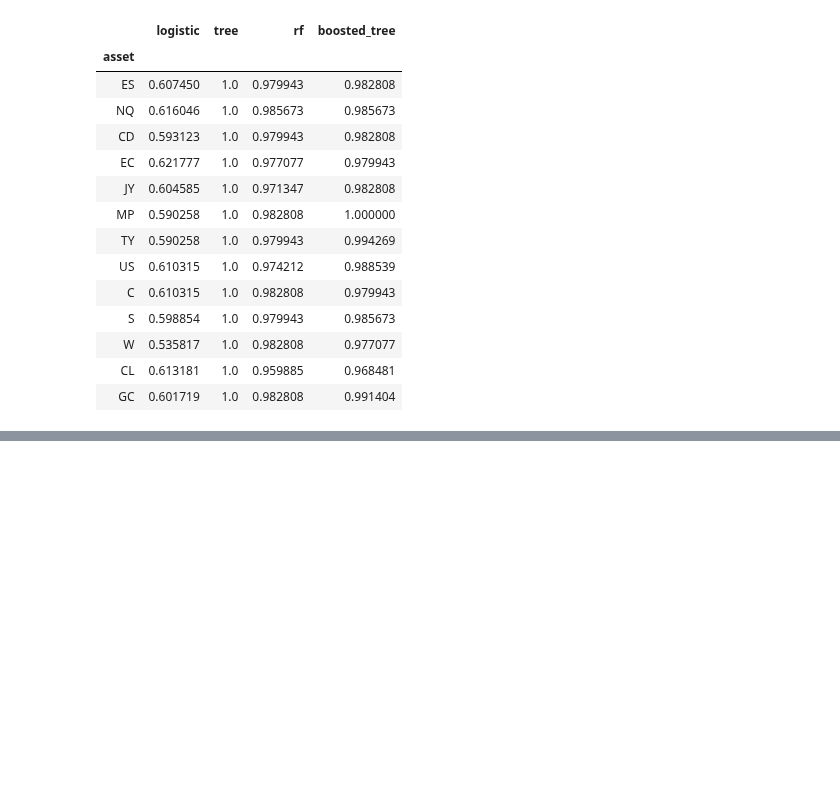
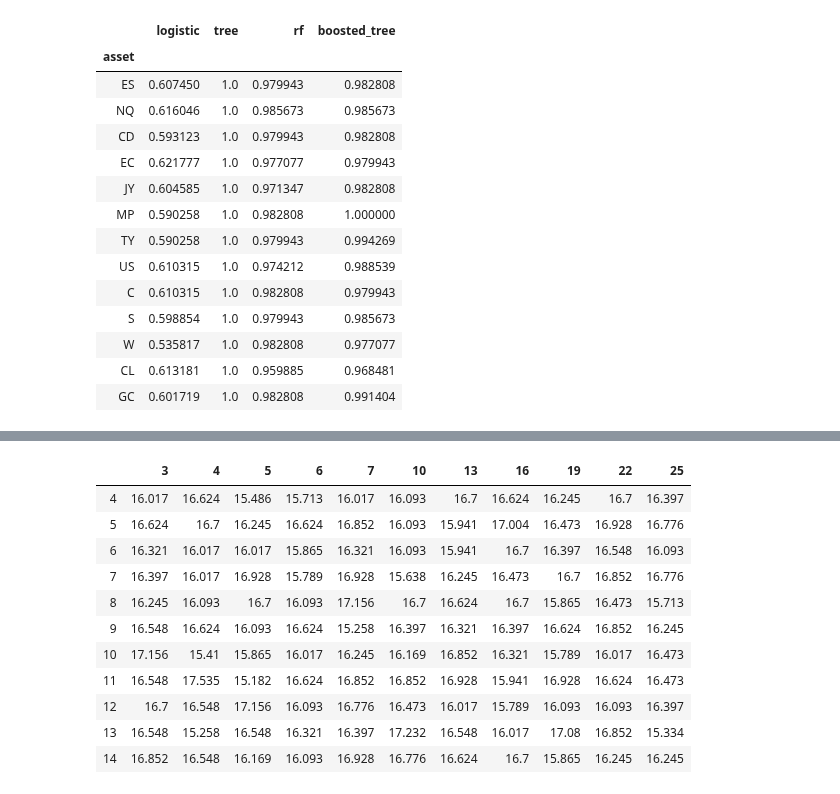
Before and after one commit to QuantCS109/TrumpTweets, a Jupyter notebook: notebooks_modelling/all_models.ipynb, the cells around one changed output, grey strips where cells are left out. Cells and saved outputs as stored; diff of their text form; code cells hidden in the pictures; blank space fills up the shorter version.

```diff
--- a/notebooks_modelling/all_models.ipynb
+++ b/notebooks_modelling/all_models.ipynb
@@ -154,10 +143,9 @@ for inst in instrument_list:
 # %%
 imp_df.to_csv('imp_df.csv')
 # %%
-X,\
-X_test, \
-y, \
-y_test = train_test_split(x_dict['ES'], y_dict['ES'], test_size=0.80, shuffle=False)
+
+for inst in tqdm(instrument_list):
+    X, X_test, y, y_test = train_test_split(x_dict[inst], y_dict[inst], test_size=0.20, shuffle=False)
 # %%
 instrument_list = ['ES', 'NQ', 'CD', 'EC', 'JY', 'MP', 'TY', 'US', 'C', 'S', 'W', 'CL', 'GC']
 
@@ -337,34 +320,0 @@ recalls['ES']
-# %%
-instrument_list = ['ES', 'NQ', 'CD', 'EC', 'JY', 'MP', 'TY', 'US', 'C', 'S', 'W', 'CL', 'GC']
-strat_sharpes = {}
-strat_rets = {}
-strat_cum_rets = {}
-strat_models = {}
-depth_list = range(5,12)
-max_features_list = range(5,18,3)
-parameters = {'max_features':max_features_list, 'max_depth':depth_list}
-accuracies = {inst:pd.DataFrame(columns=max_features_list, index=depth_list) for inst in instrument_list}
-precisions = {inst:pd.DataFrame(columns=max_features_list, index=depth_list) for inst in instrument_list}
-n_splits = 5
-for inst in tqdm(instrument_list):
-
-
-
-
-            X, X_test, y, y_test = train_test_split(x_dict[inst], y_dict[inst], test_size=0.20, shuffle=False)
-            clf = GridSearchCV(RandomForestClassifier(n_estimators=1000,criterion="entropy"),
-                               param_grid=parameters,
-                               cv=TimeSeriesSplit(n_splits=n_splits),
-                              scoring = ['accuracy', 'precision'],
-                              refit=False)
-            clf.fit(X,y)
-            accuracies = clf.cv_results_['mean_test_score']
-            precisions = clf.cv_results_['mean_test_precision']
-
-
-        #strat_models[inst] = tm
-        #strat_rets[inst], strat_cum_rets[inst] = tm.strategy_returns(X_test, y_dict[inst][-len(X_test):], cutoff=0.55)
-        #strat_sharpes[inst] = tm.sharpe(X_test, y_dict[inst][-len(X_test):],cutoff=0.55)
-        #print('{} sharpe {}:'.format(inst, strat_sharpes[inst]))
-
-sorted(clf.cv_results_.keys())
@@ -372,0 +391,15 @@ KeyError: 'mean_test_score'
+# %%
+logloss_boost['C']
+# %% [output]
+|  | 3 | 4 | 5 | 6 | 7 | 10 | 13 | 16 | 19 | 22 | 25 |
+| 4 | 16.017 | 16.624 | 15.486 | 15.713 | 16.017 | 16.093 | 16.7 | 16.624 | 16.245 | 16.7 | 16.397 |
+| 5 | 16.624 | 16.7 | 16.245 | 16.624 | 16.852 | 16.093 | 15.941 | 17.004 | 16.473 | 16.928 | 16.776 |
+| 6 | 16.321 | 16.017 | 16.017 | 15.865 | 16.321 | 16.093 | 15.941 | 16.7 | 16.397 | 16.548 | 16.093 |
+| 7 | 16.397 | 16.017 | 16.928 | 15.789 | 16.928 | 15.638 | 16.245 | 16.473 | 16.7 | 16.852 | 16.776 |
+| 8 | 16.245 | 16.093 | 16.7 | 16.093 | 17.156 | 16.7 | 16.624 | 16.7 | 15.865 | 16.473 | 15.713 |
+| 9 | 16.548 | 16.624 | 16.093 | 16.624 | 15.258 | 16.397 | 16.321 | 16.397 | 16.624 | 16.852 | 16.245 |
+| 10 | 17.156 | 15.41 | 15.865 | 16.017 | 16.245 | 16.169 | 16.852 | 16.321 | 15.789 | 16.017 | 16.473 |
+| 11 | 16.548 | 17.535 | 15.182 | 16.624 | 16.852 | 16.852 | 16.928 | 15.941 | 16.928 | 16.624 | 16.473 |
+| 12 | 16.7 | 16.548 | 17.156 | 16.093 | 16.776 | 16.473 | 16.017 | 15.789 | 16.093 | 16.093 | 16.397 |
+| 13 | 16.548 | 15.258 | 16.548 | 16.321 | 16.397 | 17.232 | 16.548 | 16.017 | 17.08 | 16.852 | 15.334 |
+| 14 | 16.852 | 16.548 | 16.169 | 16.093 | 16.928 | 16.776 | 16.624 | 16.7 | 15.865 | 16.245 | 16.245 |
```
Also changed, not shown: parts of 20 cells of this notebook, 8 other files.
